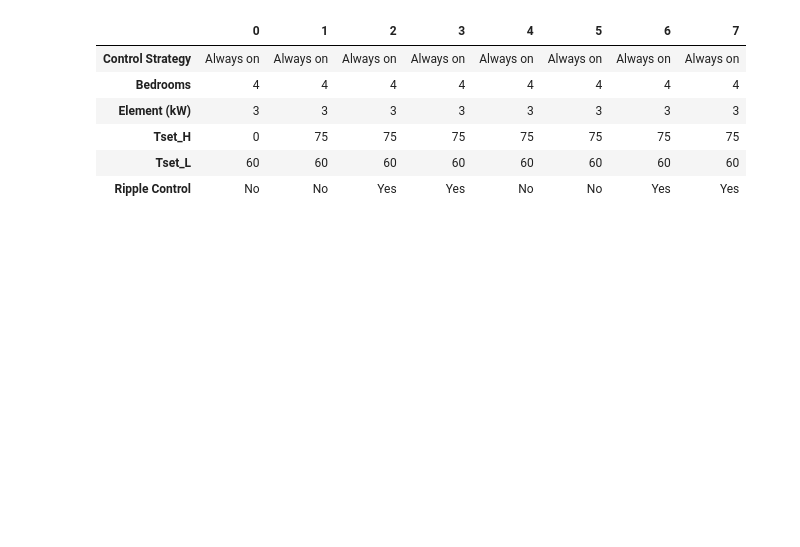
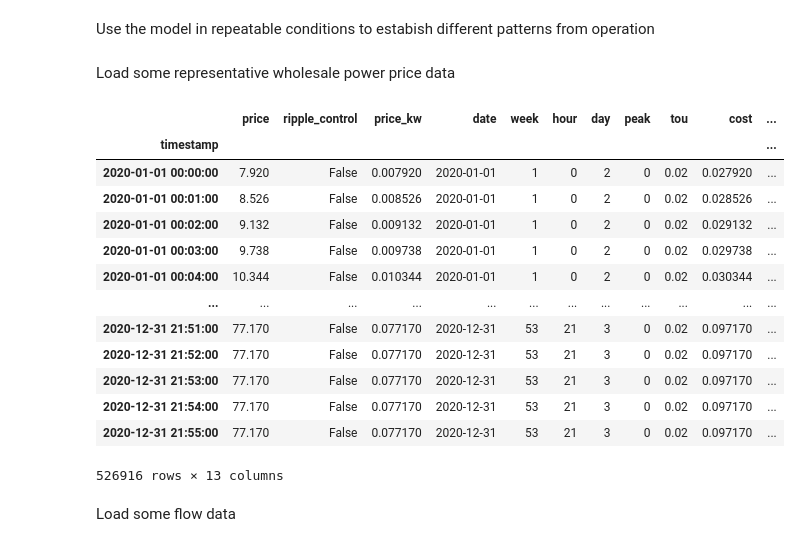
Before and after one commit to CJP123/cylinder, a Jupyter notebook: nbs/use.ipynb, the cells around one changed output. Drawn from its saved outputs; the diff is of its cells as text; code cells hidden in the pictures; blank space fills up the shorter version.

```diff
--- a/nbs/use.ipynb
+++ b/nbs/use.ipynb
@@ -17,10 +14,23 @@ ripple = ['No','No','Yes','Yes','No','No','Yes','Yes']
-# %%
-pd.DataFrame({'Control Strategy':strategy,'Bedrooms':bedrooms,'Element (kW)':element,'Tset_H':tset_h,'Tset_L':tset_l,'Ripple Control':ripple}).T
-# %% [output]
-|  | 0 | 1 | 2 | 3 | 4 | 5 | 6 | 7 |
-| Control Strategy | Always on | Always on | Always on | Always on | Always on | Always on | Always on | Always on |
-| Bedrooms | 4 | 4 | 4 | 4 | 4 | 4 | 4 | 4 |
-| Element (kW) | 3 | 3 | 3 | 3 | 3 | 3 | 3 | 3 |
-| Tset_H | 0 | 75 | 75 | 75 | 75 | 75 | 75 | 75 |
-| Tset_L | 60 | 60 | 60 | 60 | 60 | 60 | 60 | 60 |
-| Ripple Control | No | No | Yes | Yes | No | No | Yes | Yes |
+# %% [markdown]
+Use the model in repeatable conditions to estabish different patterns from operation
+# %% [markdown]
+Load some representative wholesale power price data
+# %%
+load_power(path = Path('../data/'))
+# %% [output]
+|  | price | ripple_control | price_kw | date | week | hour | day | peak | tou | cost | ... |
+| timestamp |  |  |  |  |  |  |  |  |  |  | ... |
+| 2020-01-01 00:00:00 | 7.920 | False | 0.007920 | 2020-01-01 | 1 | 0 | 2 | 0 | 0.02 | 0.027920 | ... |
+| 2020-01-01 00:01:00 | 8.526 | False | 0.008526 | 2020-01-01 | 1 | 0 | 2 | 0 | 0.02 | 0.028526 | ... |
+| 2020-01-01 00:02:00 | 9.132 | False | 0.009132 | 2020-01-01 | 1 | 0 | 2 | 0 | 0.02 | 0.029132 | ... |
+| 2020-01-01 00:03:00 | 9.738 | False | 0.009738 | 2020-01-01 | 1 | 0 | 2 | 0 | 0.02 | 0.029738 | ... |
+| 2020-01-01 00:04:00 | 10.344 | False | 0.010344 | 2020-01-01 | 1 | 0 | 2 | 0 | 0.02 | 0.030344 | ... |
+| ... | ... | ... | ... | ... | ... | ... | ... | ... | ... | ... | ... |
+| 2020-12-31 21:51:00 | 77.170 | False | 0.077170 | 2020-12-31 | 53 | 21 | 3 | 0 | 0.02 | 0.097170 | ... |
+| 2020-12-31 21:52:00 | 77.170 | False | 0.077170 | 2020-12-31 | 53 | 21 | 3 | 0 | 0.02 | 0.097170 | ... |
+| 2020-12-31 21:53:00 | 77.170 | False | 0.077170 | 2020-12-31 | 53 | 21 | 3 | 0 | 0.02 | 0.097170 | ... |
+| 2020-12-31 21:54:00 | 77.170 | False | 0.077170 | 2020-12-31 | 53 | 21 | 3 | 0 | 0.02 | 0.097170 | ... |
+| 2020-12-31 21:55:00 | 77.170 | False | 0.077170 | 2020-12-31 | 53 | 21 | 3 | 0 | 0.02 | 0.097170 | ... |
+526916 rows × 13 columns
+# %% [markdown]
+Load some flow data
```
Also changed, not shown: parts of 18 cells of this notebook, 10 other files.
